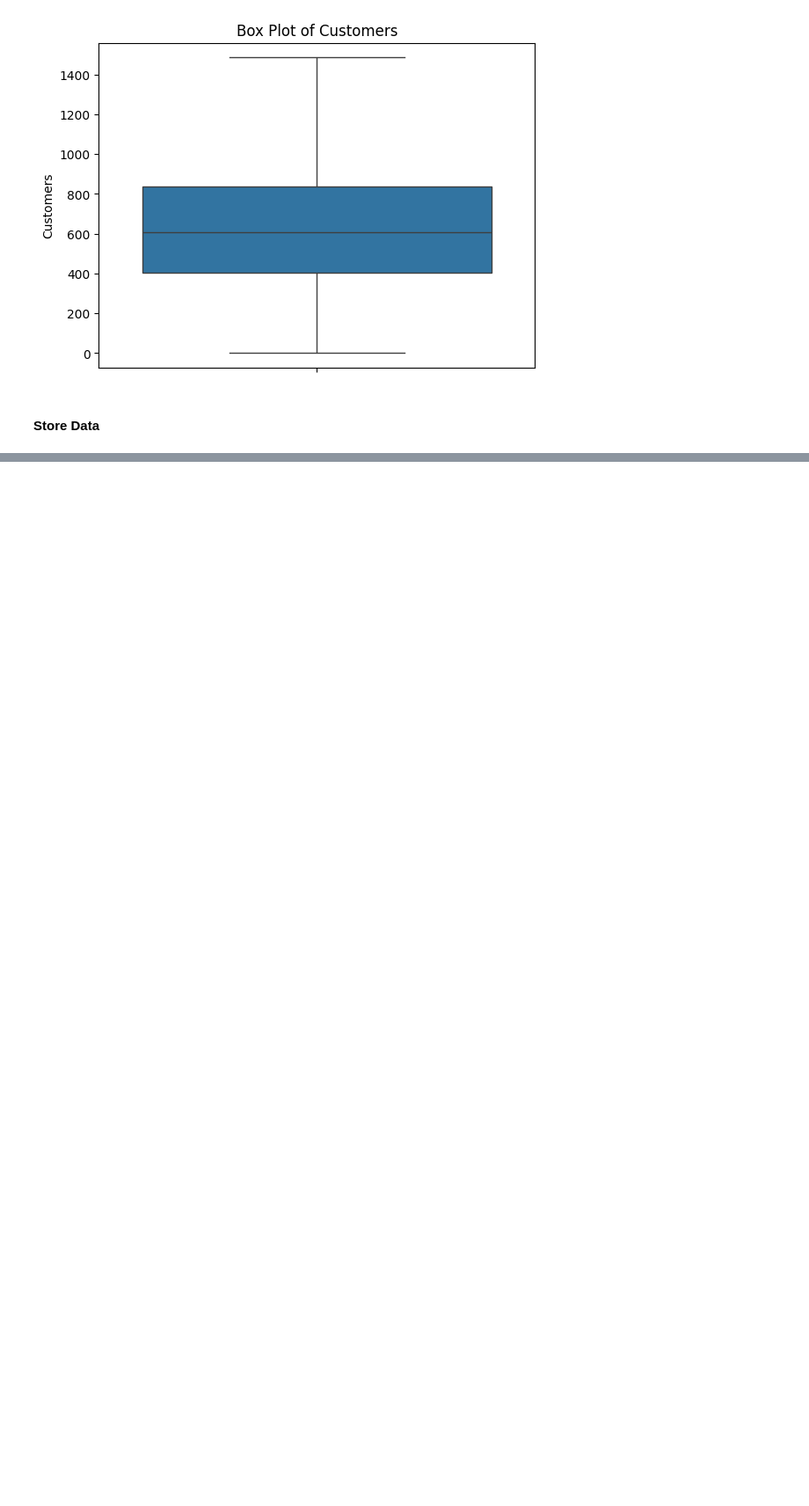
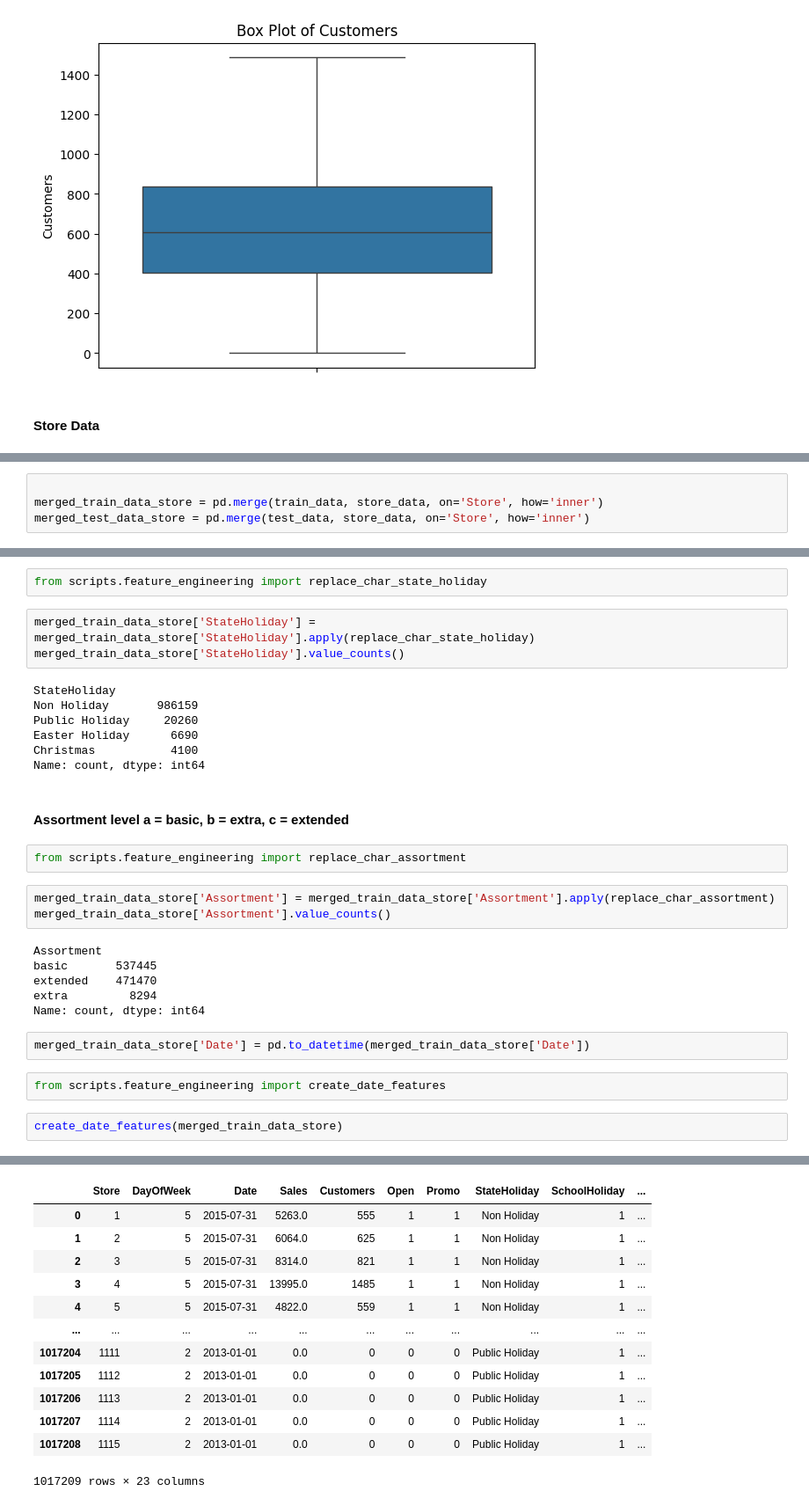
Before and after one commit to hanaDemma/Pharmaceuticals-finance-data-Analysis-week-4, a Jupyter notebook: notebooks/exploratory_analysis.ipynb, the cells around one changed output, grey strips where cells are left out. Shown: that part at 88% size. Cells and saved outputs as stored; diff of their text form; blank space fills up the shorter version.

Commit message:
feature engineering

```diff
--- a/notebooks/exploratory_analysis.ipynb
+++ b/notebooks/exploratory_analysis.ipynb
@@ -395,0 +398,4 @@ boxPlotForDetectOutliers(store_data,['CompetitionDistance','CompetitionOpenSince
+# %%
+
+merged_train_data_store = pd.merge(train_data, store_data, on='Store', how='inner')
+merged_test_data_store = pd.merge(test_data, store_data, on='Store', how='inner')
@@ -395,0 +462,32 @@ boxPlotForDetectOutliers(store_data,['CompetitionDistance','CompetitionOpenSince
+# %%
+from scripts.feature_engineering import replace_char_state_holiday
+# %%
+merged_train_data_store['StateHoliday'] = merged_train_data_store['StateHoliday'].apply(replace_char_state_holiday)
+merged_train_data_store['StateHoliday'].value_counts()
+# %% [output]
+StateHoliday
+Non Holiday       986159
+Public Holiday     20260
+Easter Holiday      6690
+Christmas           4100
+Name: count, dtype: int64
+# %% [markdown]
+#### Assortment level a = basic, b = extra, c = extended
+# %%
+from scripts.feature_engineering import replace_char_assortment
+# %%
+merged_train_data_store['Assortment'] = merged_train_data_store['Assortment'].apply(replace_char_assortment)
+merged_train_data_store['Assortment'].value_counts()
+# %% [output]
+Assortment
+basic       537445
+extended    471470
+extra         8294
+Name: count, dtype: int64
+# %%
+merged_train_data_store['Date'] = pd.to_datetime(merged_train_data_store['Date'])
+# %%
+from scripts.feature_engineering import create_date_features
+# %%
+create_date_features(merged_train_data_store)
+# %% [output]
@@ -395,0 +496,13 @@ boxPlotForDetectOutliers(store_data,['CompetitionDistance','CompetitionOpenSince
+|  | Store | DayOfWeek | Date | Sales | Customers | Open | Promo | StateHoliday | SchoolHoliday | ... |
+| 0 | 1 | 5 | 2015-07-31 | 5263.0 | 555 | 1 | 1 | Non Holiday | 1 | ... |
+| 1 | 2 | 5 | 2015-07-31 | 6064.0 | 625 | 1 | 1 | Non Holiday | 1 | ... |
+| 2 | 3 | 5 | 2015-07-31 | 8314.0 | 821 | 1 | 1 | Non Holiday | 1 | ... |
+| 3 | 4 | 5 | 2015-07-31 | 13995.0 | 1485 | 1 | 1 | Non Holiday | 1 | ... |
+| 4 | 5 | 5 | 2015-07-31 | 4822.0 | 559 | 1 | 1 | Non Holiday | 1 | ... |
+| ... | ... | ... | ... | ... | ... | ... | ... | ... | ... | ... |
+| 1017204 | 1111 | 2 | 2013-01-01 | 0.0 | 0 | 0 | 0 | Public Holiday | 1 | ... |
+| 1017205 | 1112 | 2 | 2013-01-01 | 0.0 | 0 | 0 | 0 | Public Holiday | 1 | ... |
+| 1017206 | 1113 | 2 | 2013-01-01 | 0.0 | 0 | 0 | 0 | Public Holiday | 1 | ... |
+| 1017207 | 1114 | 2 | 2013-01-01 | 0.0 | 0 | 0 | 0 | Public Holiday | 1 | ... |
+| 1017208 | 1115 | 2 | 2013-01-01 | 0.0 | 0 | 0 | 0 | Public Holiday | 1 | ... |
+1017209 rows × 23 columns
```
Also changed, not shown: parts of 28 cells of this notebook, 2 other files.
